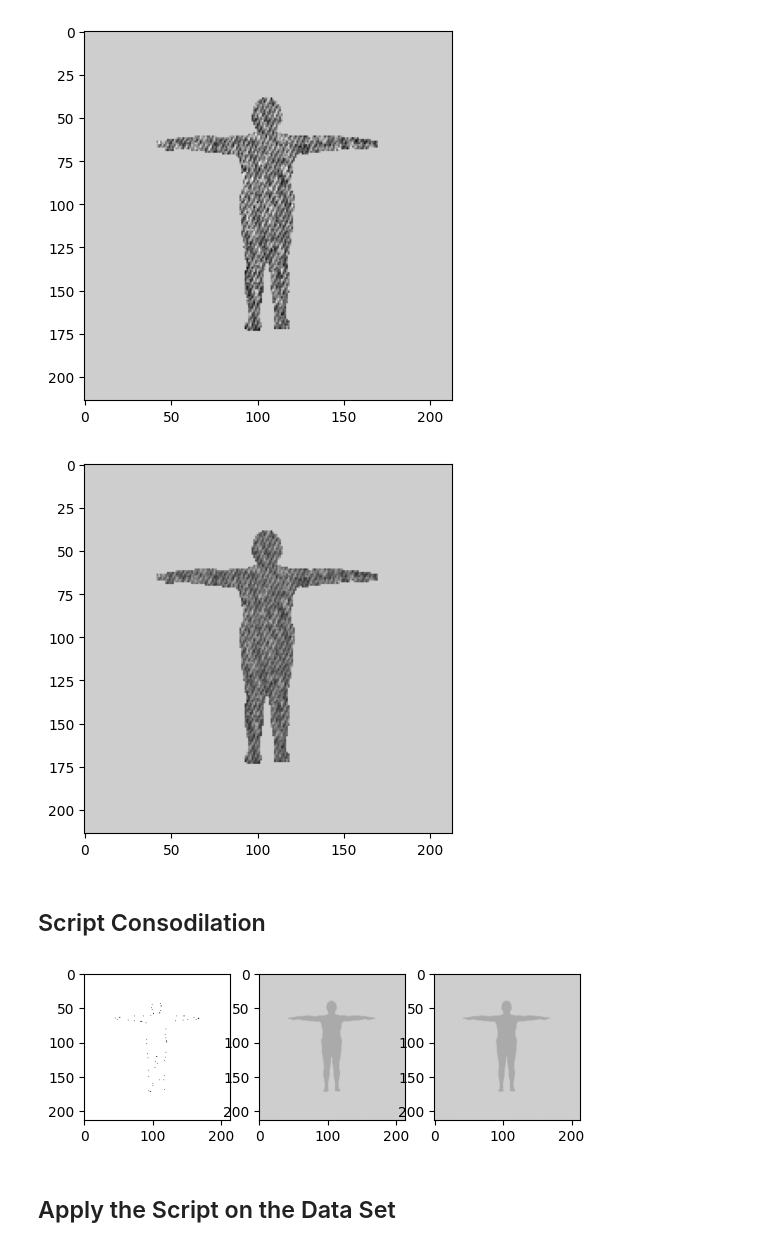
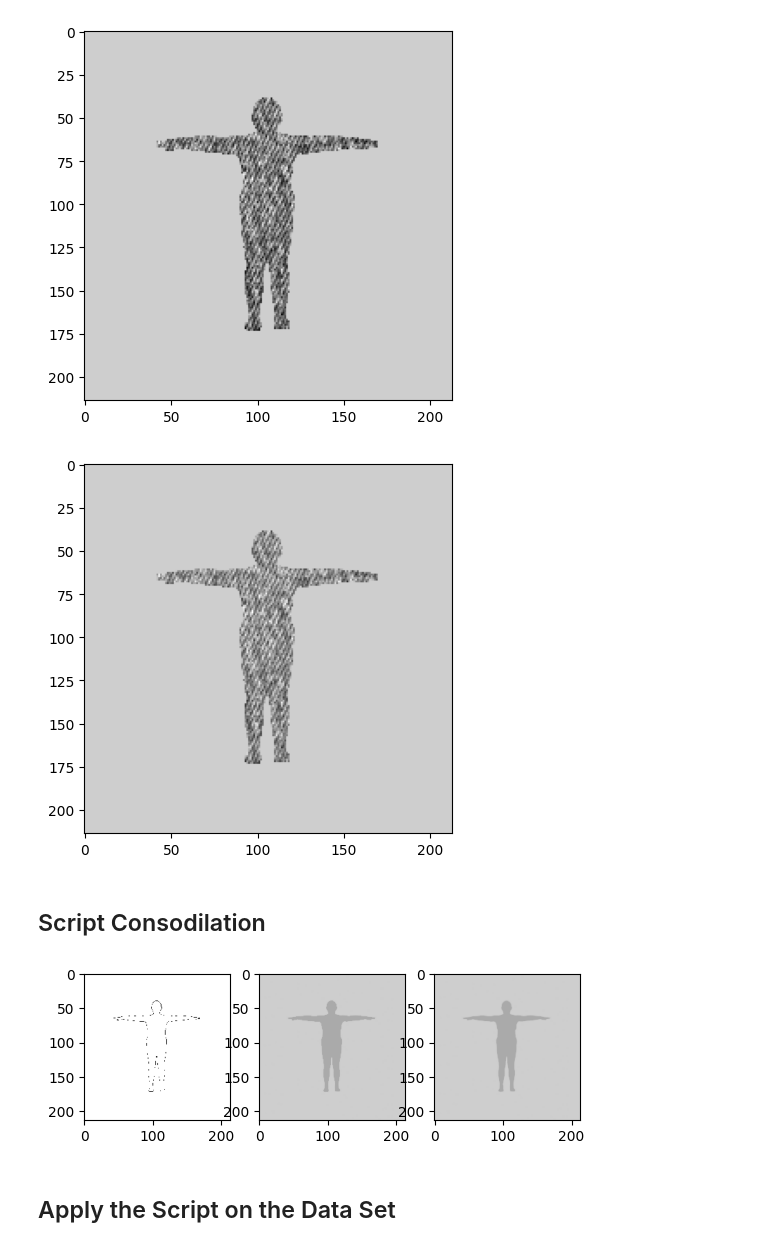
Before and after one commit to jakeng/Pattern2, a Jupyter notebook: Change foreground.ipynb, the cells around one changed output. Cells and saved outputs as stored; diff of their text form; code cells hidden in the pictures.

```diff
--- a/Change foreground.ipynb
+++ b/Change foreground.ipynb
@@ -11,8 +11,8 @@ plt.rc('image', cmap='gray') # set default cmap from viridis to gray
 - Load sample figure & jeans texture image
 - Import only gray channel of txt1 and resize to match dimensions of img
 # %%
-img = cv2.cvtColor(cv2.imread('/Users/jakobenglund/Dropbox/Uni/2 SBG/2 Plichtmodule/Pattern Recognition 2/Unknown.png'), cv2.COLOR_BGR2RGB)
-txt1 = cv2.cvtColor(cv2.imread('/Users/jakobenglund/Dropbox/Uni/2 SBG/2 Plichtmodule/Pattern Recognition 2/texture1.jpg'), cv2.COLOR_BGR2RGB)
+img = cv2.cvtColor(cv2.imread('/Users/daniilbarkov/MyProjects/Uni/Pattern2/Unknown.png'), cv2.COLOR_BGR2RGB)
+txt1 = cv2.cvtColor(cv2.imread('/Users/daniilbarkov/MyProjects/Uni/Pattern2/texture1.jpg'), cv2.COLOR_BGR2RGB)
 # %%
 fig, ax = plt.subplots(1,2)
 ax[0].imshow(img);
@@ -62,18 +62,19 @@ jeans_out1=cv2.cvtColor(jeans_out, cv2.COLOR_GRAY2RGB)
 jeans_out1[mask_blur==0]=(206,206,206)
 plt.imshow(jeans_out1);
 # %% [output]
-[figure, old version]
+[figure, new version]
 # %% [markdown]
 ## Script Consodilation
 # %%
-img = cv2.cvtColor(cv2.imread('/Users/jakobenglund/Dropbox/Uni/2 SBG/2 Plichtmodule/Pattern Recognition 2/Unknown.png'), cv2.COLOR_BGR2RGB)
-txt1 = cv2.cvtColor(cv2.imread('/Users/jakobenglund/Dropbox/Uni/2 SBG/2 Plichtmodule/Pattern Recognition 2/texture1.jpg'), cv2.COLOR_BGR2RGB)
+path = '/Users/daniilbarkov/MyProjects/Uni/Pattern2/Unknown.png'
+img = cv2.cvtColor(cv2.imread('/Users/daniilbarkov/MyProjects/Uni/Pattern2/Unknown.png'), cv2.COLOR_BGR2RGB)
+txt1 = cv2.cvtColor(cv2.imread('/Users/daniilbarkov/MyProjects/Uni/Pattern2/texture1.jpg'), cv2.COLOR_BGR2RGB)
 resized = cv2.resize(txt1, (int(img.shape[1]), int(img.shape[0])), interpolation = cv2.INTER_AREA)
 resized = cv2.cvtColor(resized, cv2.COLOR_RGB2GRAY)
 
 def create_mask(img):
     gray = img.copy()[:,:,0]
-    mask = cv2.threshold(gray,180,255,cv2.THRESH_BINARY_INV)[1] #experiment with threshold, see next cell
+    mask = cv2.threshold(gray,190,255,cv2.THRESH_BINARY_INV)[1] #experiment with threshold, see next cell
     mask_blur = cv2.GaussianBlur(mask, (3, 3), 0) #experiment with kernel
     return (mask,mask_blur)
 
@@ -96,24 +97,28 @@ def einfarbig_old(img):
 
 def jeans(path):
     img = cv2.cvtColor(cv2.imread(path),cv2.COLOR_BGR2RGB)
-    mask=create_mask(img)[1]
-    img2=cv2.bitwise_or(resized, resized,mask=mask)
+
+    resized = cv2.resize(txt1, (int(img.shape[1]), int(img.shape[0])),interpolation = cv2.INTER_AREA)
+    resized2 = cv2.cvtColor(resized, cv2.COLOR_RGB2GRAY)
+
+    gray = img.copy()[:,:,0]
+    mask = cv2.threshold(gray,190,255,cv2.THRESH_BINARY_INV)[1] #experiment with threshold, see next cell
+    mask_blur = cv2.GaussianBlur(mask, (3, 3), 0) #experiment with kernel
+
+    img2=cv2.bitwise_or(resized2, resized2, mask=mask_blur)
     img2=cv2.cvtColor(img2, cv2.COLOR_GRAY2RGB)
     img2[mask==0]=(206,206,206)
     return img2
-    #jeans_out=cv2.normalize(jeans_out, jeans_out, 0, 255, cv2.NORM_MINMAX) #for some reason this isn't accurate, must be checked
-    #jeans_out[mask_blur==0]=214 #due to wrong normalization 206 is 214 in this context
-    #return jeans_out
 # %%
-ein1=einfarbig(img)
+ein1=einfarbig(path)
 ein2=einfarbig_old(img)
 diff=cv2.bitwise_not(ein1-ein2)
 fig, ax = plt.subplots(1,3)
 ax[0].imshow(diff)
 ax[1].imshow(ein1)
 ax[2].imshow(ein2);
 # %% [output]
-[figure, old version]
+[figure, new version]
 # %% [markdown]
 ## Apply the Script on the Data Set
 # %%
```
Also changed, not shown: parts of 6 cells of this notebook, 6 other files.
